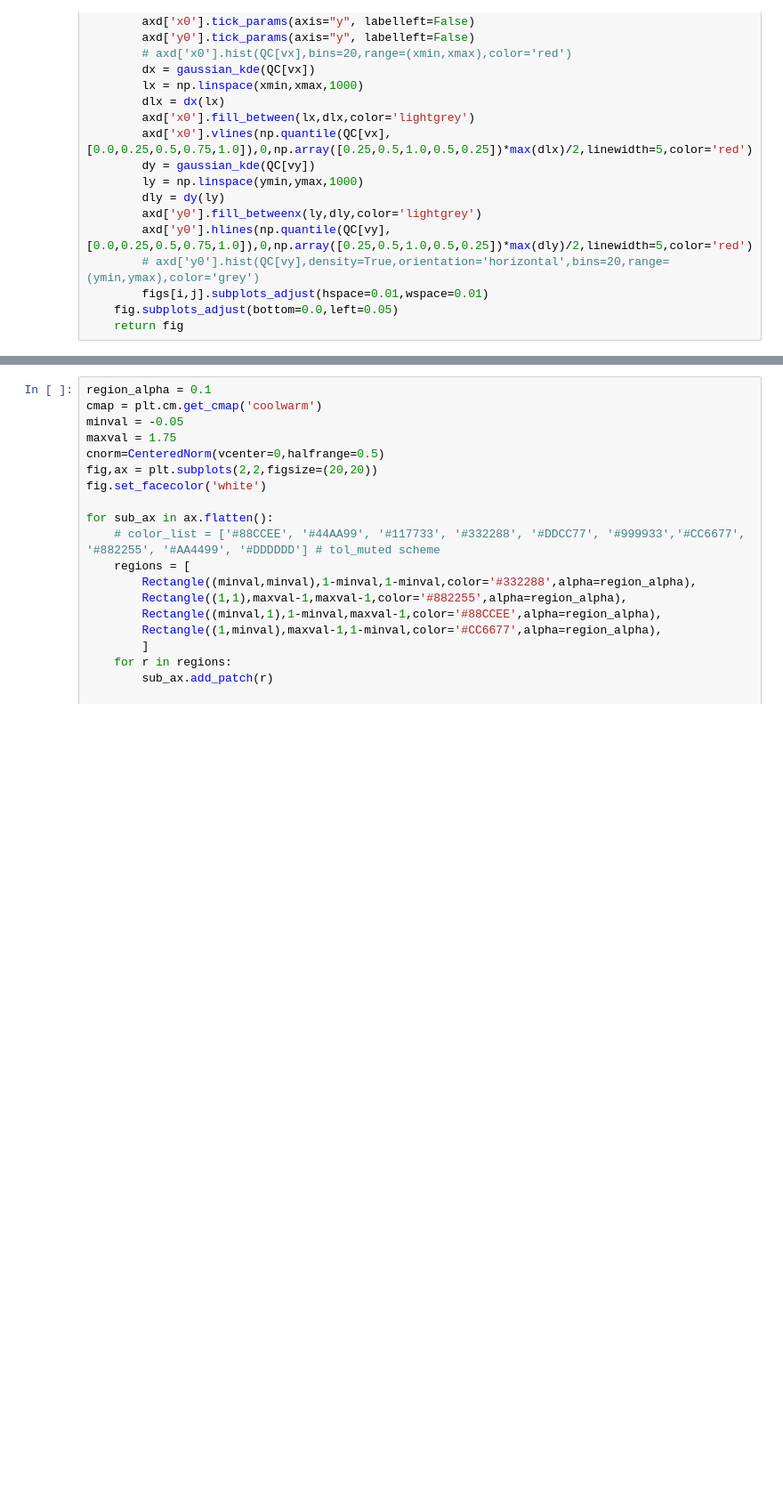
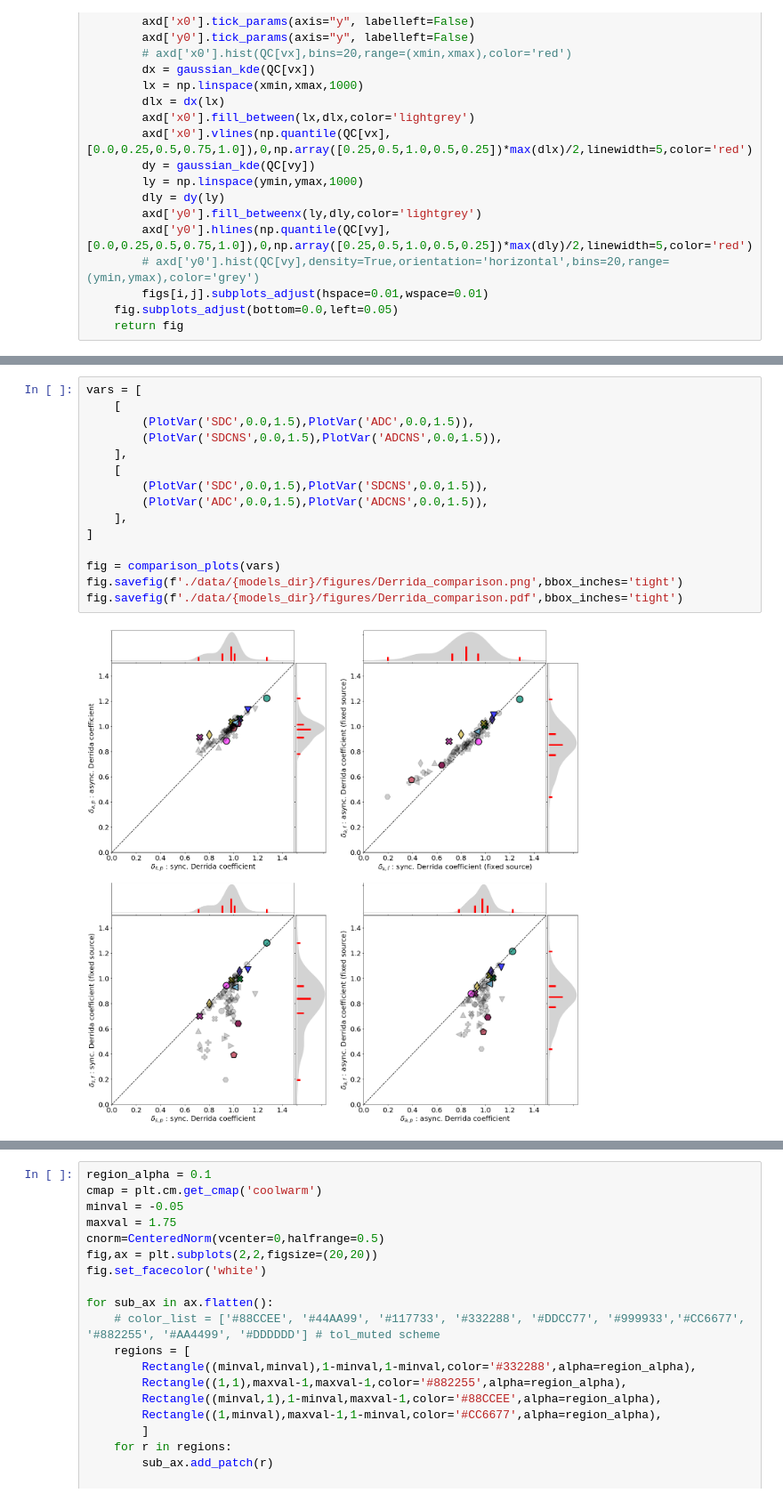
Before and after one commit to kyuhyongpark/cubewalkers-analysis, a Jupyter notebook: perturbation_output_analysis.ipynb, the cells around one changed output, grey strips where cells are left out. Shown at 89% size. Cells and saved outputs as stored; diff of their text form; blank space fills up the shorter version.

```diff
--- a/perturbation_output_analysis.ipynb
+++ b/perturbation_output_analysis.ipynb
@@ -485,0 +305,17 @@ plt.show()
+# %%
+vars = [
+    [
+        (PlotVar('SDC',0.0,1.5),PlotVar('ADC',0.0,1.5)),
+        (PlotVar('SDCNS',0.0,1.5),PlotVar('ADCNS',0.0,1.5)),
+    ],
+    [
+        (PlotVar('SDC',0.0,1.5),PlotVar('SDCNS',0.0,1.5)),
+        (PlotVar('ADC',0.0,1.5),PlotVar('ADCNS',0.0,1.5)),
+    ],
+]
+
+fig = comparison_plots(vars)
+fig.savefig(f'./data/{models_dir}/figures/Derrida_comparison.png',bbox_inches='tight')
+fig.savefig(f'./data/{models_dir}/figures/Derrida_comparison.pdf',bbox_inches='tight')
+# %% [output]
+[figure, added]
```
Also changed, not shown: parts of 10 cells of this notebook, 13 other files.
